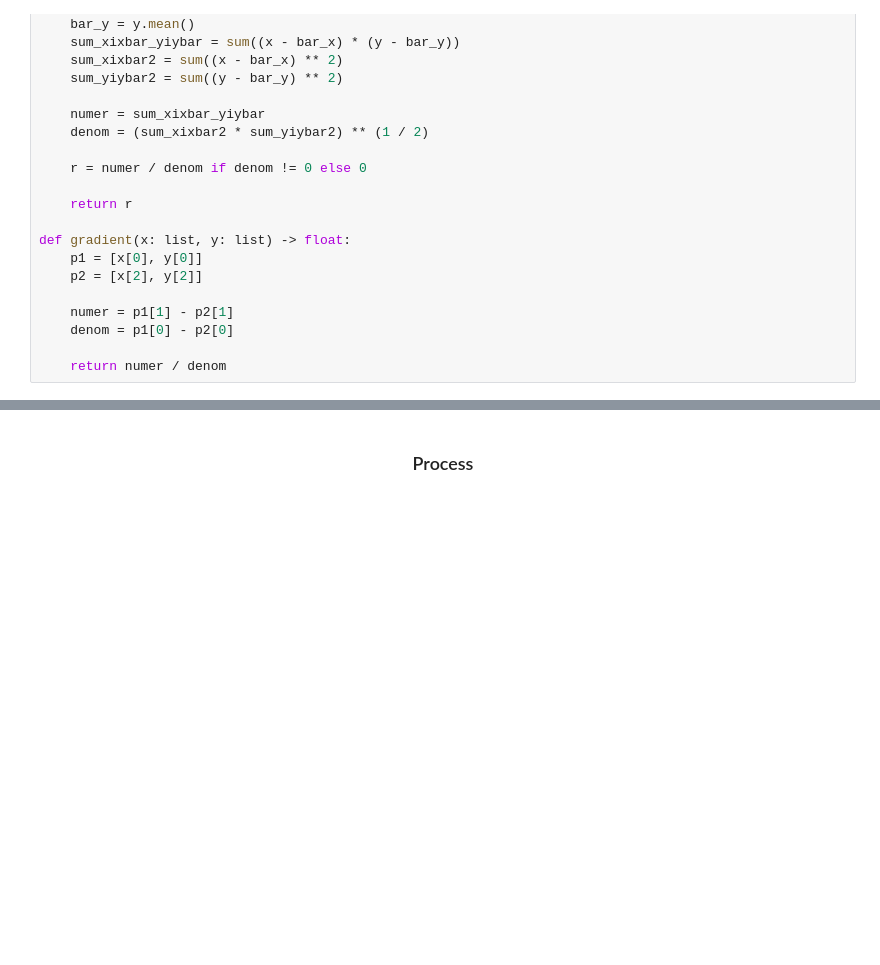
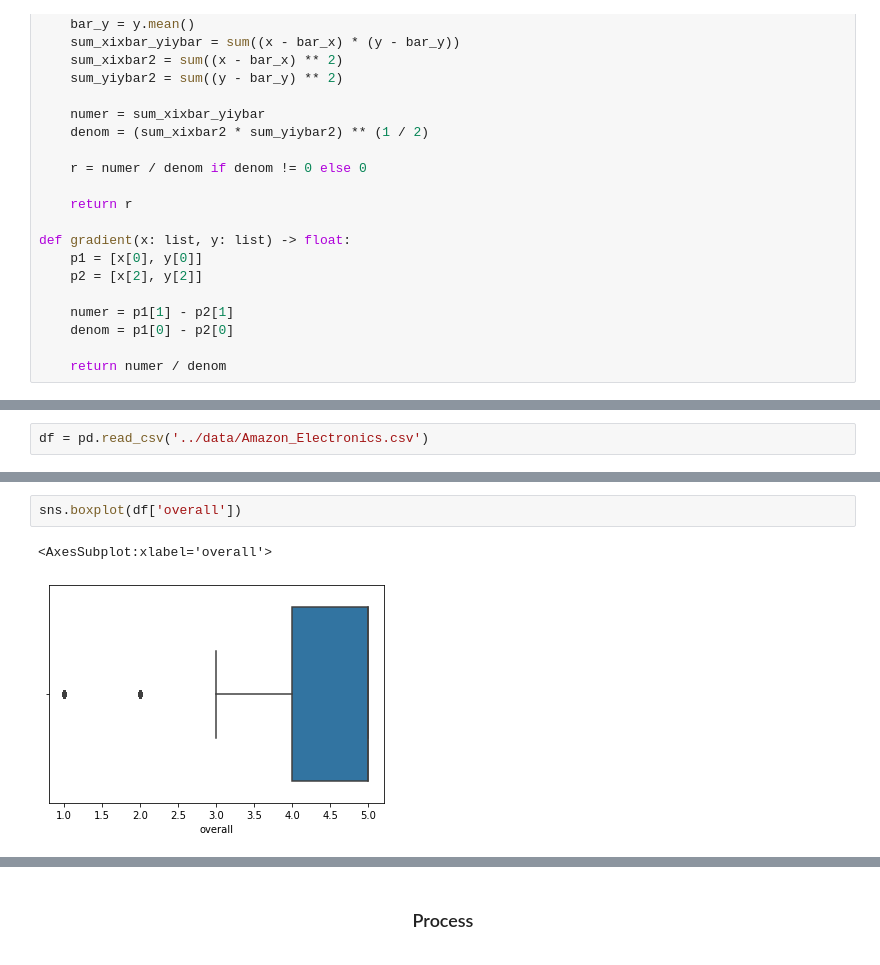
Before and after one commit to harizjet/SubjectSentimentModelling, a Jupyter notebook: exploring/exploring5.ipynb, the cells around one changed output, grey strips where cells are left out. Drawn from its saved outputs; the diff is of its cells as text; blank space fills up the shorter version.

```diff
--- a/exploring/exploring5.ipynb
+++ b/exploring/exploring5.ipynb
@@ -282,0 +290,2 @@ def gradient(x: list, y: list) -> float:
+# %%
+df = pd.read_csv('../data/Amazon_Electronics.csv')
@@ -282,0 +320,5 @@ def gradient(x: list, y: list) -> float:
+# %%
+sns.boxplot(df['overall'])
+# %% [output]
+<AxesSubplot:xlabel='overall'>
+[figure, added]
```
Also changed, not shown: parts of 23 cells of this notebook, 1 other file.
